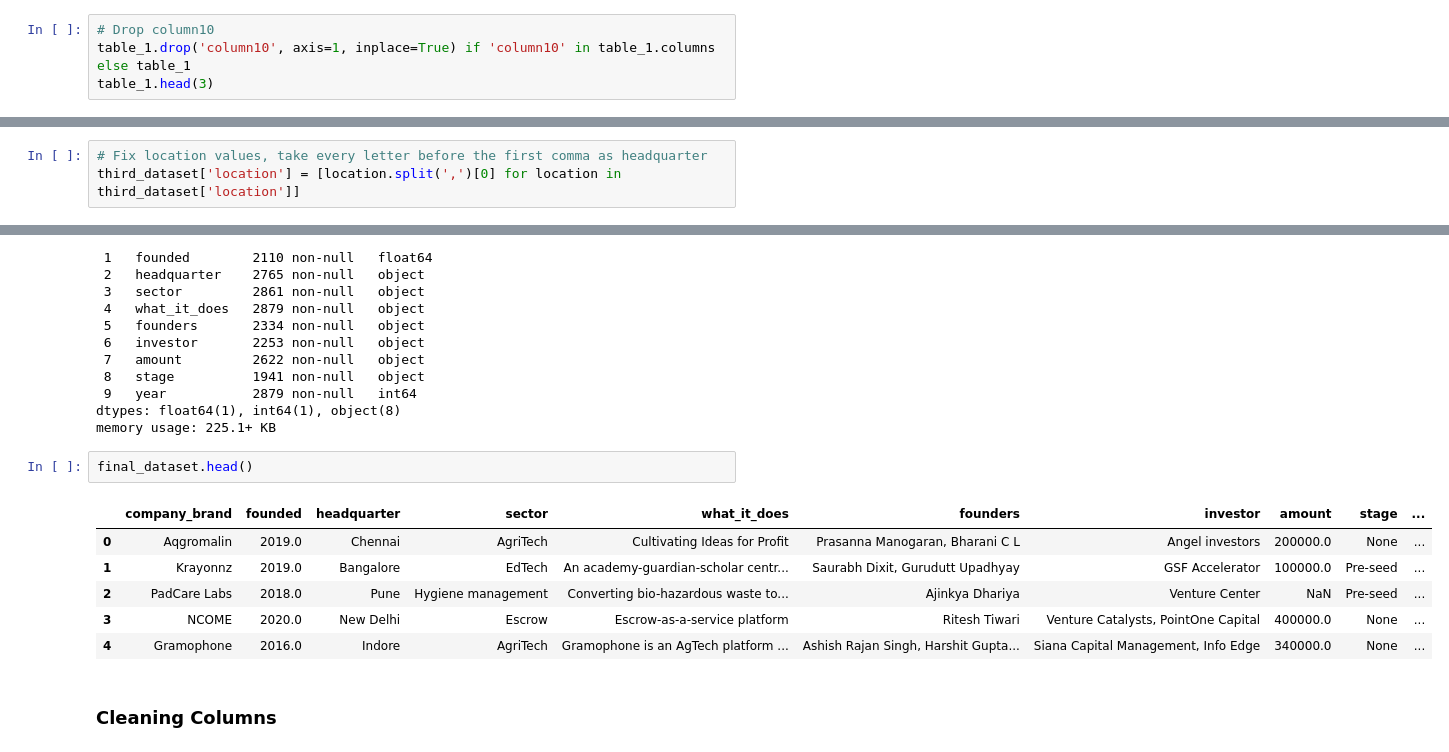
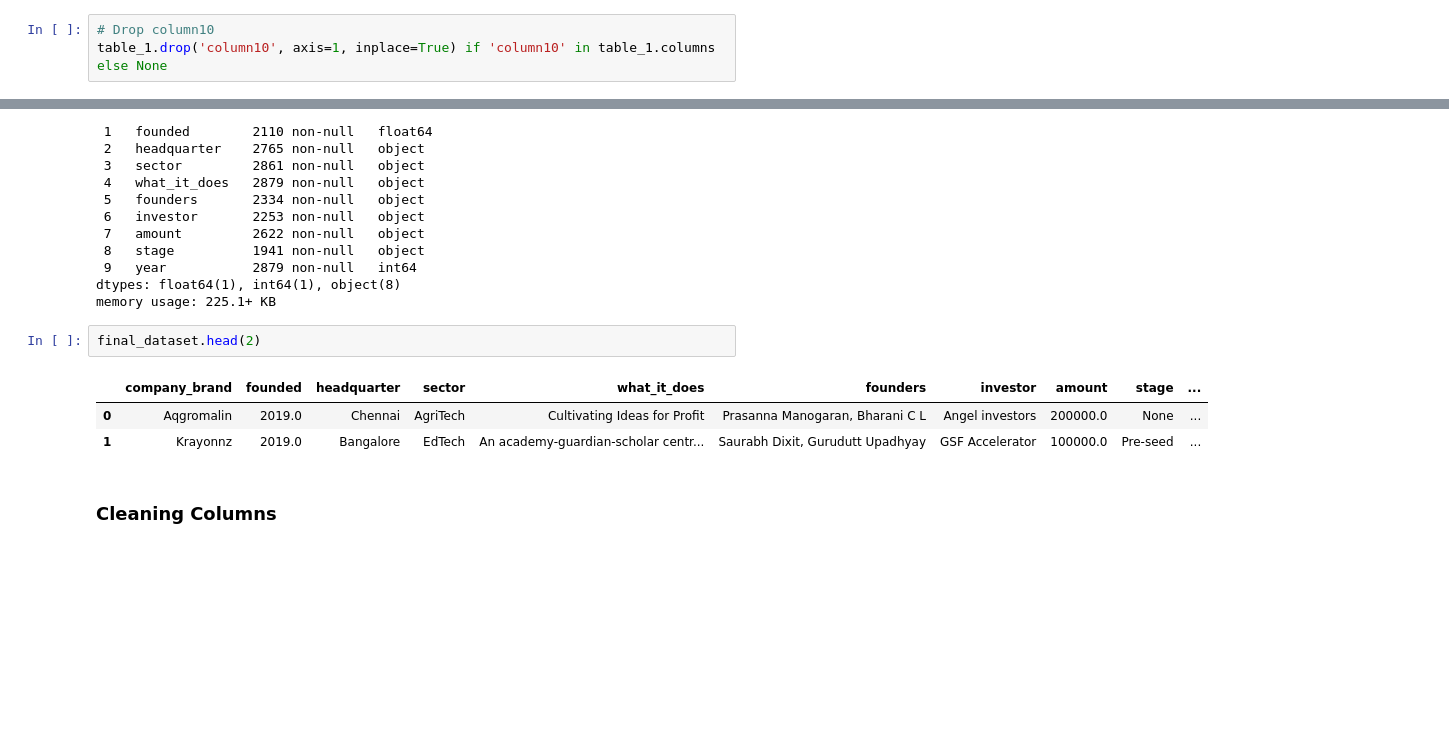
Before and after one commit to valiantezabuku/A-Data-Analysis-Project, a Jupyter notebook: indian_start_up_funding_analysis.ipynb, the cells around one changed output, grey strips where cells are left out. Drawn from its saved outputs; the diff is of its cells as text; blank space fills up the shorter version.

```diff
--- a/indian_start_up_funding_analysis.ipynb
+++ b/indian_start_up_funding_analysis.ipynb
@@ -142,5 +136,4 @@ table_1[table_1['column10'].notna()]
 #### Drop column10 in table_1 since it has just two values that are not null and are also just repetition of values in Stage column
 # %%
 # Drop column10
-table_1.drop('column10', axis=1, inplace=True) if 'column10' in table_1.columns else table_1
-table_1.head(3)
+table_1.drop('column10', axis=1, inplace=True) if 'column10' in table_1.columns else None
@@ -351,6 +339,3 @@ array(['250000', '₹40,000,000', '₹65,000,000', '2000000', '—', '1600000',
        '₹264,000,000', '100000000', '₹1,130,000,000', '₹810,000,000',
        '₹1,400,000,000', '14900000', '225000000', '7500', '35000000'],
       dtype=object)
-# %%
-# Fix location values, take every letter before the first comma as headquarter
-third_dataset['location'] = [location.split(',')[0] for location in third_dataset['location']]
@@ -417,14 +404,11 @@ Data columns (total 10 columns):
 dtypes: float64(1), int64(1), object(8)
 memory usage: 225.1+ KB
 # %%
-final_dataset.head()
+final_dataset.head(2)
 # %% [output]
 |  | company_brand | founded | headquarter | sector | what_it_does | founders | investor | amount | stage | ... |
 | 0 | Aqgromalin | 2019.0 | Chennai | AgriTech | Cultivating Ideas for Profit | Prasanna Manogaran, Bharani C L | Angel investors | 200000.0 | None | ... |
 | 1 | Krayonnz | 2019.0 | Bangalore | EdTech | An academy-guardian-scholar centr... | Saurabh Dixit, Gurudutt Upadhyay | GSF Accelerator | 100000.0 | Pre-seed | ... |
-| 2 | PadCare Labs | 2018.0 | Pune | Hygiene management | Converting bio-hazardous waste to... | Ajinkya Dhariya | Venture Center | NaN | Pre-seed | ... |
-| 3 | NCOME | 2020.0 | New Delhi | Escrow | Escrow-as-a-service platform | Ritesh Tiwari | Venture Catalysts, PointOne Capital | 400000.0 | None | ... |
-| 4 | Gramophone | 2016.0 | Indore | AgriTech | Gramophone is an AgTech platform ... | Ashish Rajan Singh, Harshit Gupta... | Siana Capital Management, Info Edge | 340000.0 | None | ... |
 # %% [markdown]
 ### Cleaning Columns
 # %% [markdown]
```
Also changed, not shown: parts of 102 cells of this notebook.
